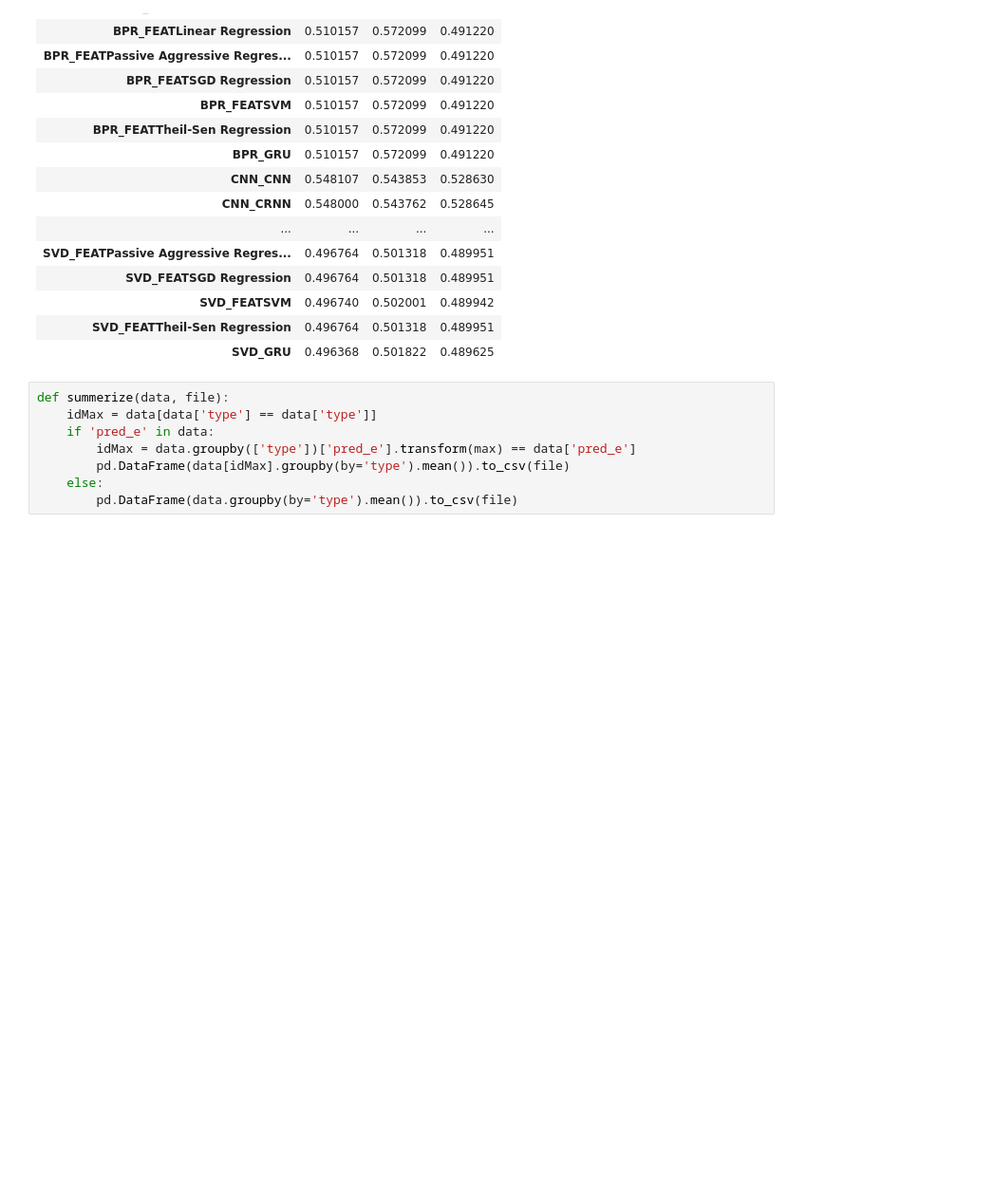
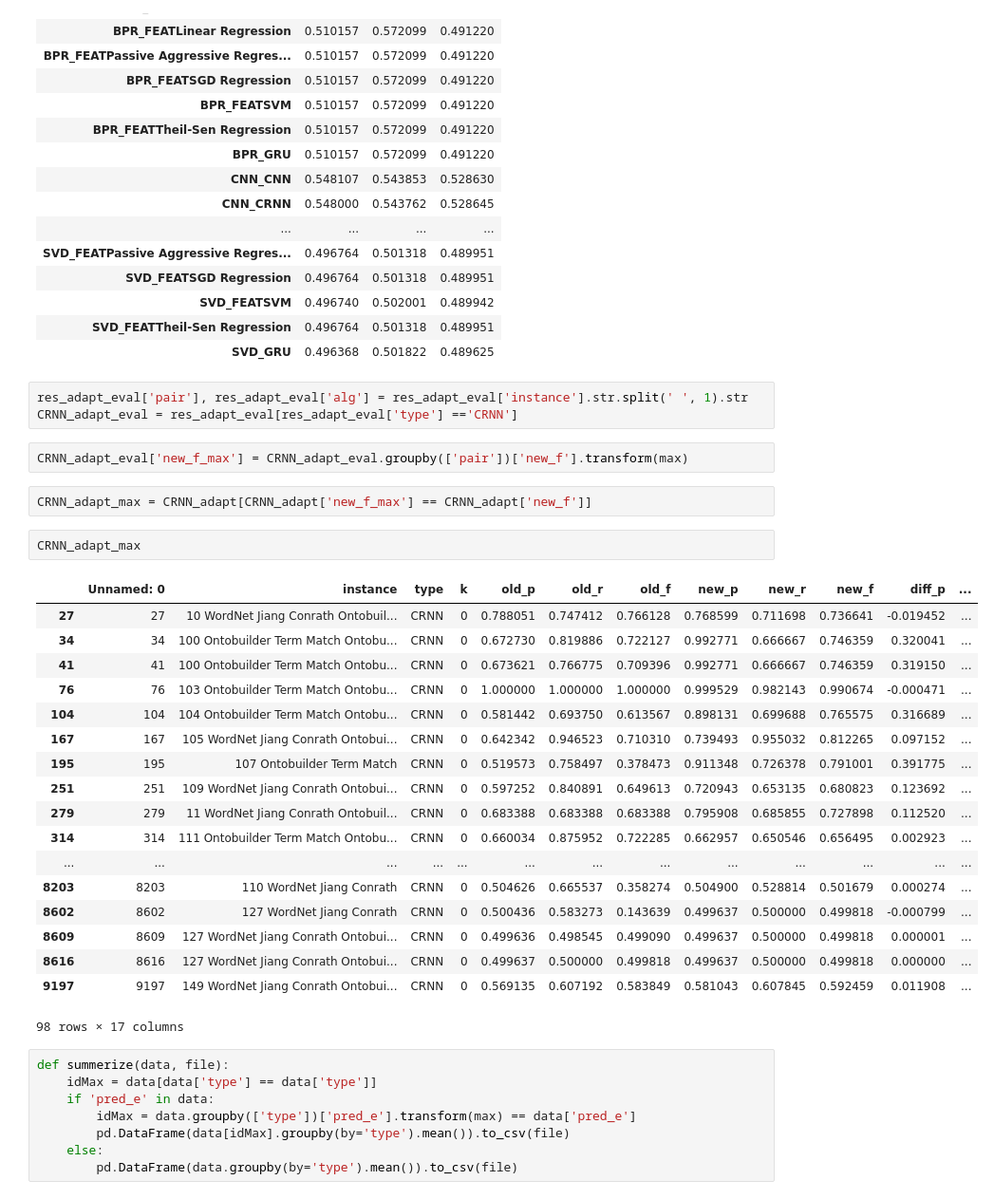
Before and after one commit to shraga89/DSMA, a Jupyter notebook: results/Untitled.ipynb, the cells around one changed output. Shown at 95% size. Saved outputs shown, nothing was run; the diff lists cells and outputs as text; blank space fills up the shorter version.

```diff
--- a/results/Untitled.ipynb
+++ b/results/Untitled.ipynb
@@ -148,6 +148,34 @@ clean_a_e.groupby('type').mean()[['new_p', 'new_r', 'new_f']]
 | SVD_FEATSVM | 0.496740 | 0.502001 | 0.489942 |
 | SVD_FEATTheil-Sen Regression | 0.496764 | 0.501318 | 0.489951 |
 | SVD_GRU | 0.496368 | 0.501822 | 0.489625 |
+# %%
+res_adapt_eval['pair'], res_adapt_eval['alg'] = res_adapt_eval['instance'].str.split(' ', 1).str
+CRNN_adapt_eval = res_adapt_eval[res_adapt_eval['type'] =='CRNN']
+# %%
+CRNN_adapt_eval['new_f_max'] = CRNN_adapt_eval.groupby(['pair'])['new_f'].transform(max)
+# %%
+CRNN_adapt_max = CRNN_adapt[CRNN_adapt['new_f_max'] == CRNN_adapt['new_f']]
+# %%
+CRNN_adapt_max
+# %% [output]
+|  | Unnamed: 0 | instance | type | k | old_p | old_r | old_f | new_p | new_r | new_f | diff_p | ... |
+| 27 | 27 | 10 WordNet Jiang Conrath Ontobuil... | CRNN | 0 | 0.788051 | 0.747412 | 0.766128 | 0.768599 | 0.711698 | 0.736641 | -0.019452 | ... |
+| 34 | 34 | 100 Ontobuilder Term Match Ontobu... | CRNN | 0 | 0.672730 | 0.819886 | 0.722127 | 0.992771 | 0.666667 | 0.746359 | 0.320041 | ... |
+| 41 | 41 | 100 Ontobuilder Term Match Ontobu... | CRNN | 0 | 0.673621 | 0.766775 | 0.709396 | 0.992771 | 0.666667 | 0.746359 | 0.319150 | ... |
+| 76 | 76 | 103 Ontobuilder Term Match Ontobu... | CRNN | 0 | 1.000000 | 1.000000 | 1.000000 | 0.999529 | 0.982143 | 0.990674 | -0.000471 | ... |
+| 104 | 104 | 104 Ontobuilder Term Match Ontobu... | CRNN | 0 | 0.581442 | 0.693750 | 0.613567 | 0.898131 | 0.699688 | 0.765575 | 0.316689 | ... |
+| 167 | 167 | 105 WordNet Jiang Conrath Ontobui... | CRNN | 0 | 0.642342 | 0.946523 | 0.710310 | 0.739493 | 0.955032 | 0.812265 | 0.097152 | ... |
+| 195 | 195 | 107 Ontobuilder Term Match | CRNN | 0 | 0.519573 | 0.758497 | 0.378473 | 0.911348 | 0.726378 | 0.791001 | 0.391775 | ... |
+| 251 | 251 | 109 WordNet Jiang Conrath Ontobui... | CRNN | 0 | 0.597252 | 0.840891 | 0.649613 | 0.720943 | 0.653135 | 0.680823 | 0.123692 | ... |
+| 279 | 279 | 11 WordNet Jiang Conrath Ontobuil... | CRNN | 0 | 0.683388 | 0.683388 | 0.683388 | 0.795908 | 0.685855 | 0.727898 | 0.112520 | ... |
+| 314 | 314 | 111 Ontobuilder Term Match Ontobu... | CRNN | 0 | 0.660034 | 0.875952 | 0.722285 | 0.662957 | 0.650546 | 0.656495 | 0.002923 | ... |
+| ... | ... | ... | ... | ... | ... | ... | ... | ... | ... | ... | ... | ... |
+| 8203 | 8203 | 110 WordNet Jiang Conrath | CRNN | 0 | 0.504626 | 0.665537 | 0.358274 | 0.504900 | 0.528814 | 0.501679 | 0.000274 | ... |
+| 8602 | 8602 | 127 WordNet Jiang Conrath | CRNN | 0 | 0.500436 | 0.583273 | 0.143639 | 0.499637 | 0.500000 | 0.499818 | -0.000799 | ... |
+| 8609 | 8609 | 127 WordNet Jiang Conrath Ontobui... | CRNN | 0 | 0.499636 | 0.498545 | 0.499090 | 0.499637 | 0.500000 | 0.499818 | 0.000001 | ... |
+| 8616 | 8616 | 127 WordNet Jiang Conrath Ontobui... | CRNN | 0 | 0.499637 | 0.500000 | 0.499818 | 0.499637 | 0.500000 | 0.499818 | 0.000000 | ... |
+| 9197 | 9197 | 149 WordNet Jiang Conrath Ontobui... | CRNN | 0 | 0.569135 | 0.607192 | 0.583849 | 0.581043 | 0.607845 | 0.592459 | 0.011908 | ... |
+98 rows × 17 columns
 # %%
 def summerize(data, file):
     idMax = data[data['type'] == data['type']]
```
Also changed, not shown: 1 other file.
